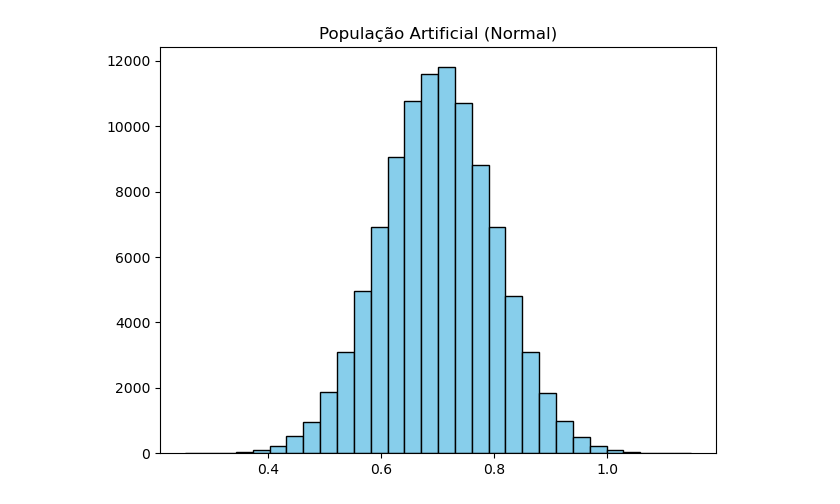
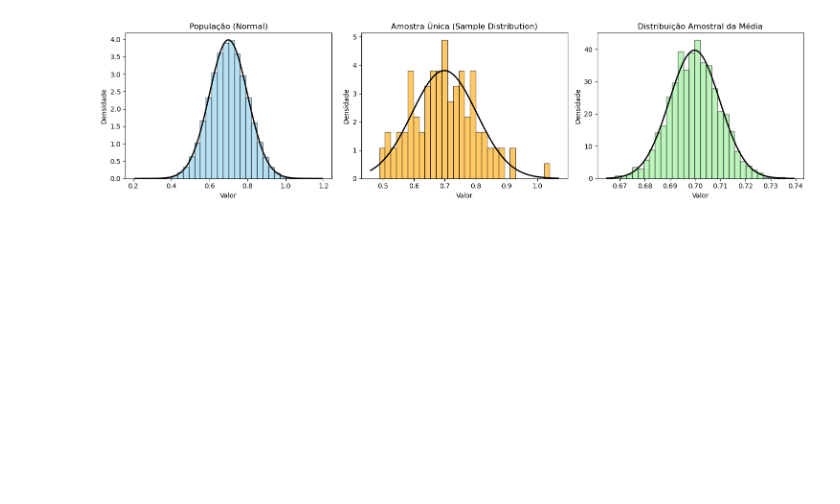
Before and after one commit to nata050818/Fundamentos-de-Intelig-ncia-Computacional-e-Ci-ncia-de-Dados, a Jupyter notebook: Atividade_3.ipynb, the cells around one changed output. Cells and saved outputs as stored; diff of their text form; code cells hidden in the pictures; blank space fills up the shorter version.

```diff
--- a/Atividade_3.ipynb
+++ b/Atividade_3.ipynb
@@ -13,13 +13,43 @@ np.random.seed(42)
 media = 0.7
 desvio_p = 0.1
 populacao = np.random.normal(loc=media, scale=desvio_p, size=100000)
-# %%
-# Plotando o gráfico
-
-plt.hist(populacao, bins=30, color='skyblue', edgecolor='black')  # Cria o histograma
-plt.title("População Artificial (Normal)")  # Define o título do gráfico
-
-plt.tight_layout()  # Ajusta o layout para evitar sobreposições
-plt.show()  # Exibe o gráfico
-# %% [output]
-[figure, removed]
+# %%
+# Função para plotar histograma
+def plot_hist(data, titulo, cor):
+    count, bins, _ = plt.hist(data, bins=30, density=True, alpha=0.6, color=cor, edgecolor='black')
+
+    xmin, xmax = plt.xlim()
+    x = np.linspace(xmin, xmax, 100)
+    pdf = norm.pdf(x, np.mean(data), np.std(data))
+    plt.plot(x, pdf, 'k', linewidth=2)
+    plt.title(titulo)
+    plt.xlabel('Valor')
+    plt.ylabel('Densidade')
+# %%
+#Tirando uma única AMOSTRA (sample distribution) com tamnaho 100
+amostra = np.random.choice(populacao, size=100, replace=False)
+# %%
+# Criando uma DISTRIBUIÇÃO AMOSTRAL da MÉDIA (sampling distribution)
+n_amostras = 1000
+tamanho_amostra = 100
+medias_amostras = []
+
+for _ in range(n_amostras):
+    amostra_temp = np.random.choice(populacao, size=tamanho_amostra, replace=False)
+    medias_amostras.append(np.mean(amostra_temp))
+# %%
+plt.figure(figsize=(15, 4))
+
+plt.subplot(1, 3, 1)
+plot_hist(populacao, "População (Normal)", 'skyblue')
+
+plt.subplot(1, 3, 2)
+plot_hist(amostra, "Amostra Única (Sample Distribution)", 'orange')
+
+plt.subplot(1, 3, 3)
+plot_hist(medias_amostras, "Distribuição Amostral da Média", 'lightgreen')
+
+plt.tight_layout()
+plt.show()
+# %% [output]
+[figure, added]
```
Also changed, not shown: parts of 5 cells of this notebook, 1 other file.
